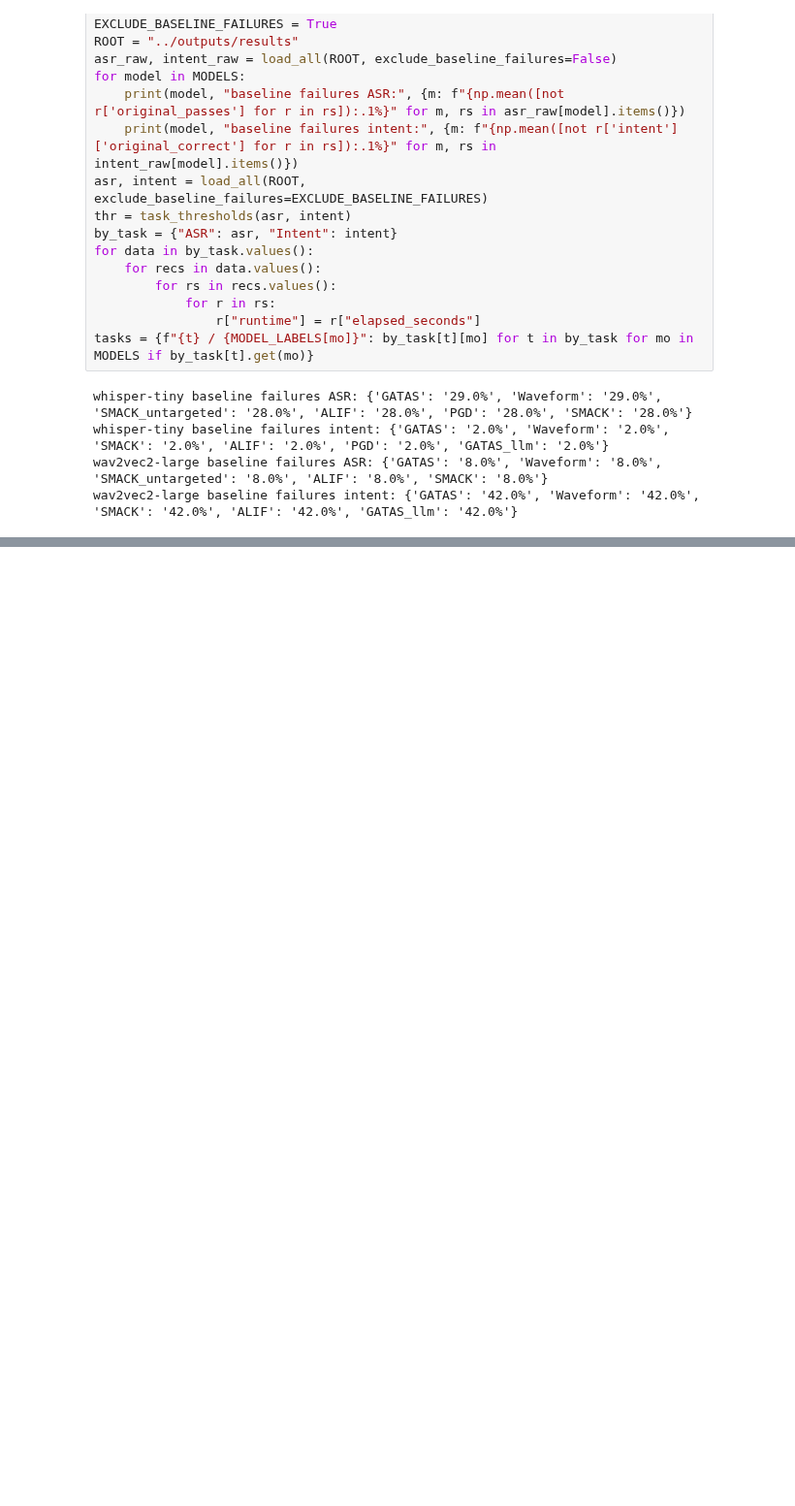
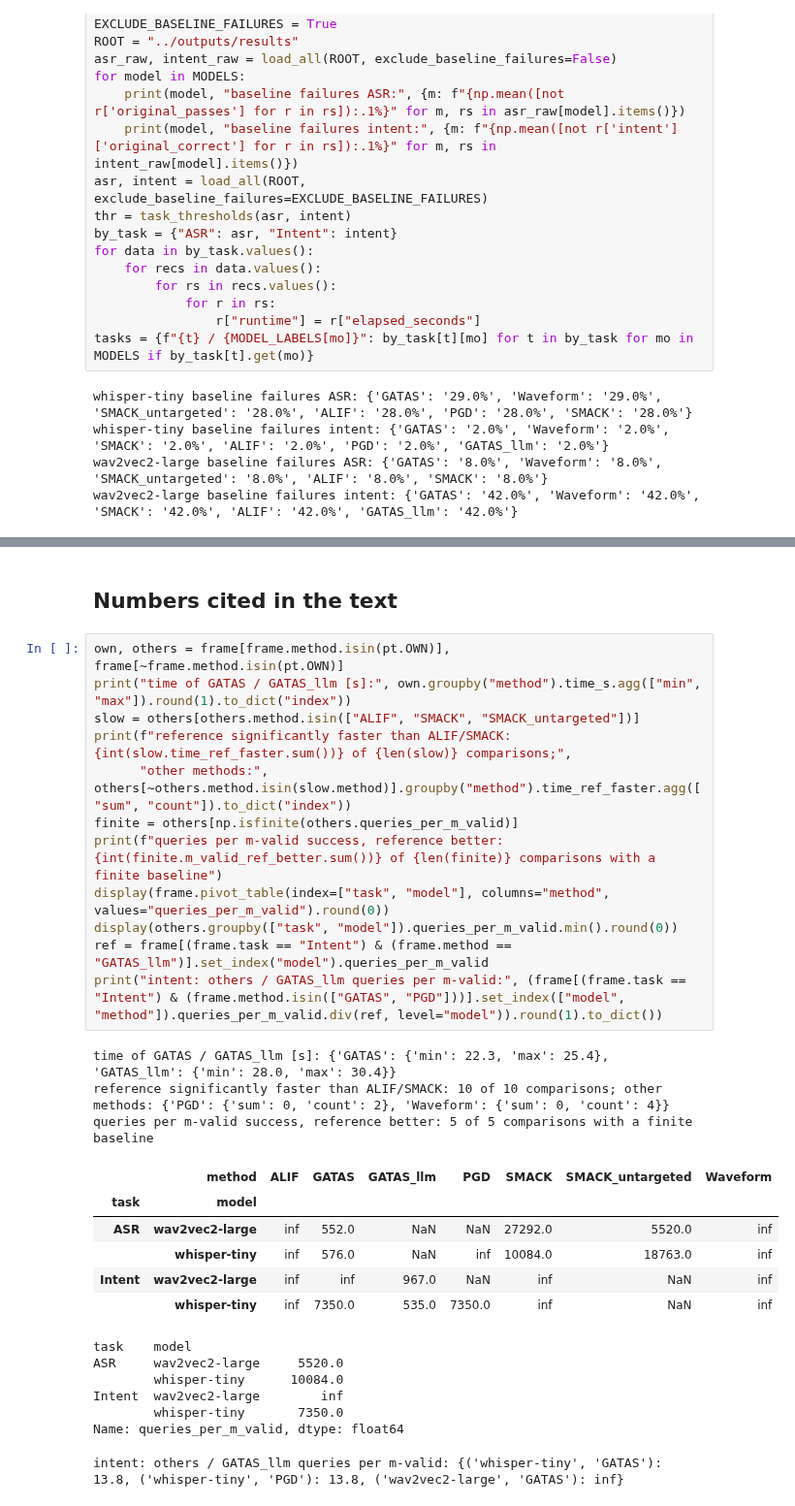
Before and after one commit to oliverweissl/GATAS, a Jupyter notebook: analysis/RQ1_Efficiency.ipynb, the cells around one changed output, grey strips where cells are left out. Shown at 97% size. Drawn from its saved outputs; the diff is of its cells as text; blank space fills up the shorter version.

```diff
--- a/analysis/RQ3_Efficiency.ipynb
+++ b/analysis/RQ1_Efficiency.ipynb
@@ -77,3 +79,34 @@ reference significantly better: time 10 of 16 | queries per m-valid 5 of 5 compa
 \bottomrule
 \end{tabular}}
 \end{table*}
+# %% [markdown]
+## Numbers cited in the text
+# %%
+own, others = frame[frame.method.isin(pt.OWN)], frame[~frame.method.isin(pt.OWN)]
+print("time of GATAS / GATAS_llm [s]:", own.groupby("method").time_s.agg(["min", "max"]).round(1).to_dict("index"))
+slow = others[others.method.isin(["ALIF", "SMACK", "SMACK_untargeted"])]
+print(f"reference significantly faster than ALIF/SMACK: {int(slow.time_ref_faster.sum())} of {len(slow)} comparisons;",
+      "other methods:", others[~others.method.isin(slow.method)].groupby("method").time_ref_faster.agg(["sum", "count"]).to_dict("index"))
+finite = others[np.isfinite(others.queries_per_m_valid)]
+print(f"queries per m-valid success, reference better: {int(finite.m_valid_ref_better.sum())} of {len(finite)} comparisons with a finite baseline")
+display(frame.pivot_table(index=["task", "model"], columns="method", values="queries_per_m_valid").round(0))
+display(others.groupby(["task", "model"]).queries_per_m_valid.min().round(0))
+ref = frame[(frame.task == "Intent") & (frame.method == "GATAS_llm")].set_index("model").queries_per_m_valid
+print("intent: others / GATAS_llm queries per m-valid:", (frame[(frame.task == "Intent") & (frame.method.isin(["GATAS", "PGD"]))].set_index(["model", "method"]).queries_per_m_valid.div(ref, level="model")).round(1).to_dict())
+# %% [output]
+time of GATAS / GATAS_llm [s]: {'GATAS': {'min': 22.3, 'max': 25.4}, 'GATAS_llm': {'min': 28.0, 'max': 30.4}}
+reference significantly faster than ALIF/SMACK: 10 of 10 comparisons; other methods: {'PGD': {'sum': 0, 'count': 2}, 'Waveform': {'sum': 0, 'count': 4}}
+queries per m-valid success, reference better: 5 of 5 comparisons with a finite baseline
+|  | method | ALIF | GATAS | GATAS_llm | PGD | SMACK | SMACK_untargeted | Waveform |
+| task | model |  |  |  |  |  |  |  |
+| ASR | wav2vec2-large | inf | 552.0 | NaN | NaN | 27292.0 | 5520.0 | inf |
+|  | whisper-tiny | inf | 576.0 | NaN | inf | 10084.0 | 18763.0 | inf |
+| Intent | wav2vec2-large | inf | inf | 967.0 | NaN | inf | NaN | inf |
+|  | whisper-tiny | inf | 7350.0 | 535.0 | 7350.0 | inf | NaN | inf |
+task    model
+ASR     wav2vec2-large     5520.0
+        whisper-tiny      10084.0
+Intent  wav2vec2-large        inf
+        whisper-tiny       7350.0
+Name: queries_per_m_valid, dtype: float64
+intent: others / GATAS_llm queries per m-valid: {('whisper-tiny', 'GATAS'): 13.8, ('whisper-tiny', 'PGD'): 13.8, ('wav2vec2-large', 'GATAS'): inf}
```
Also changed, not shown: parts of 2 cells of this notebook, 14 other files.
